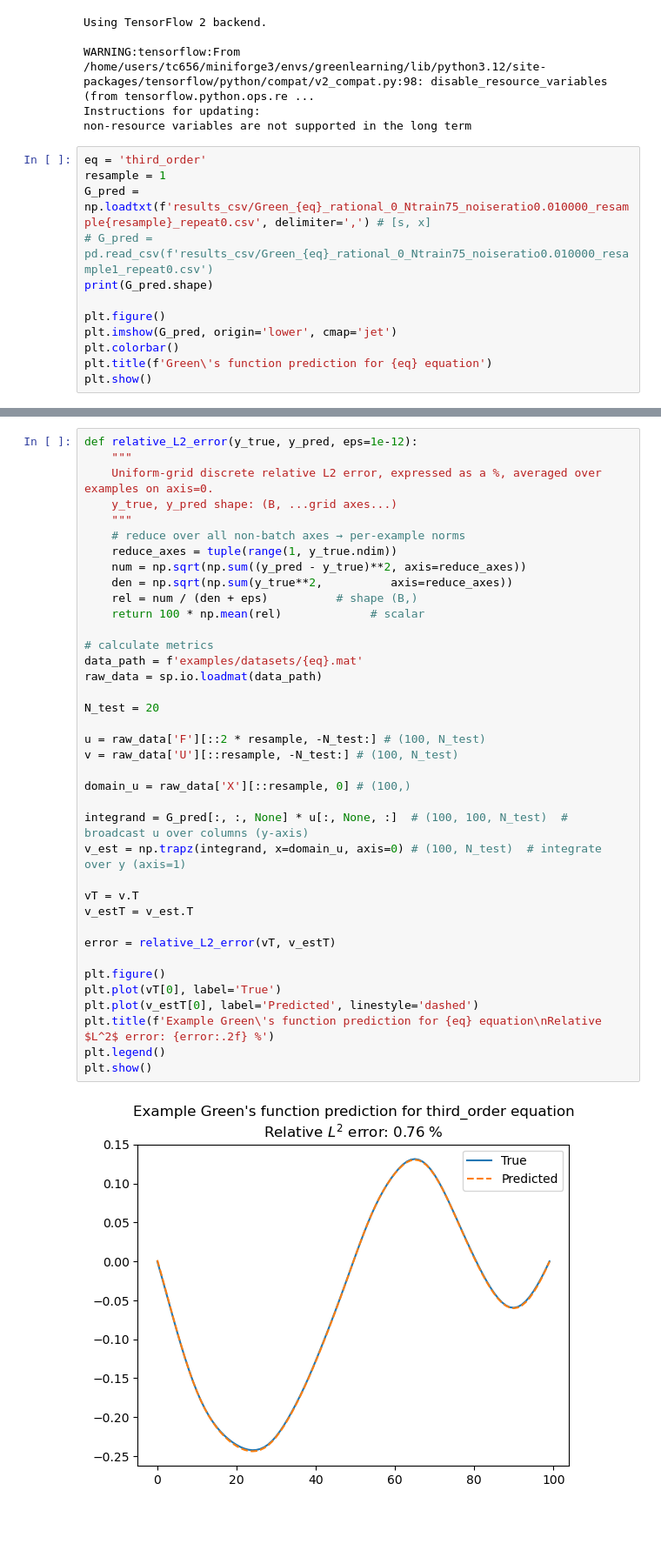
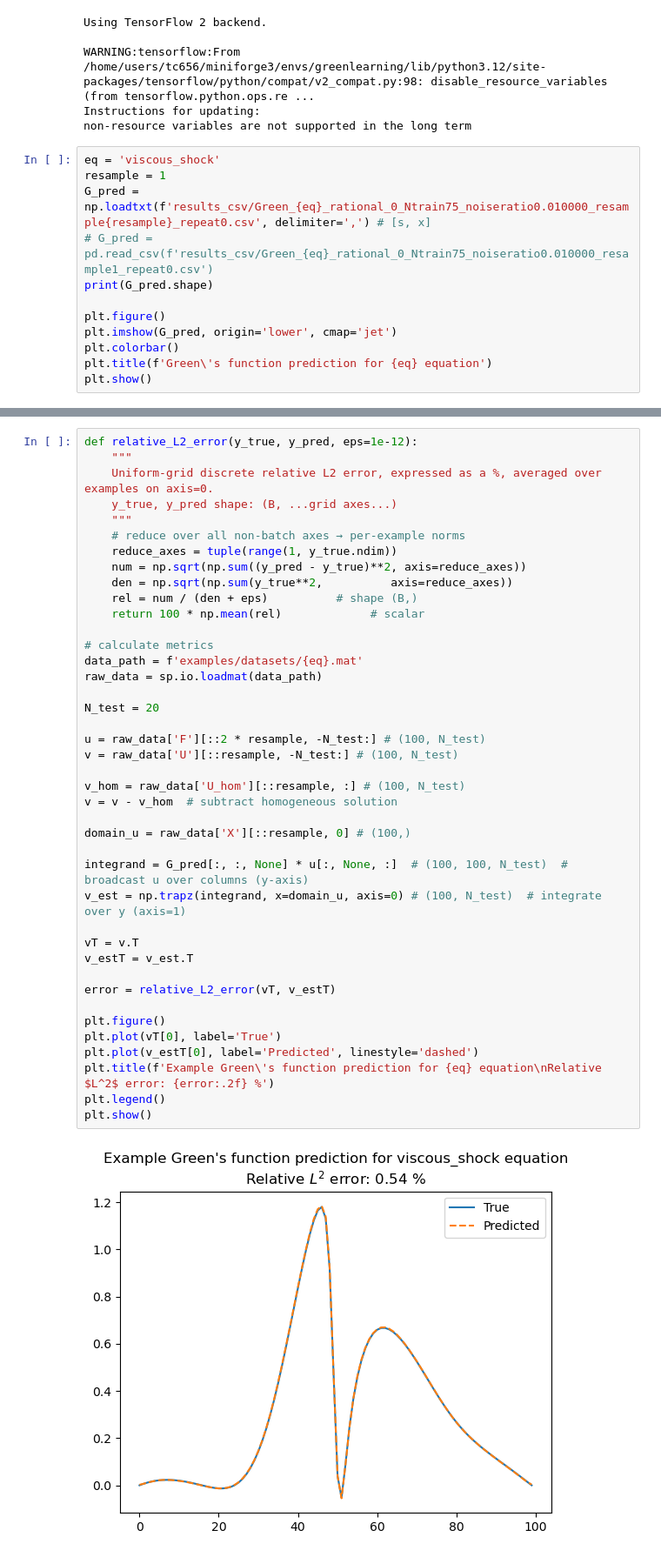
Before and after one commit to tomcjackc/greenlearning_for_GPGreen, a Jupyter notebook: single_prediction.ipynb, the cells around one changed output, grey strips where cells are left out. Shown: that part at 87% size. Saved outputs shown, nothing was run; the diff lists cells and outputs as text; blank space fills up the shorter version.

```diff
--- a/single_prediction.ipynb
+++ b/single_prediction.ipynb
@@ -13,7 +13,7 @@ WARNING:tensorflow:From /home/users/tc656/miniforge3/envs/greenlearning/lib/pyth
 Instructions for updating:
 non-resource variables are not supported in the long term
 # %%
-eq = 'third_order'
+eq = 'viscous_shock'
 resample = 1
 G_pred = np.loadtxt(f'results_csv/Green_{eq}_rational_0_Ntrain75_noiseratio0.010000_resample{resample}_repeat0.csv', delimiter=',') # [s, x]
 # G_pred = pd.read_csv(f'results_csv/Green_{eq}_rational_0_Ntrain75_noiseratio0.010000_resample1_repeat0.csv')
@@ -39,31 +39,34 @@ def relative_L2_error(y_true, y_pred, eps=1e-12):
     den = np.sqrt(np.sum(y_true**2,          axis=reduce_axes))
     rel = num / (den + eps)          # shape (B,)
     return 100 * np.mean(rel)             # scalar
 
 # calculate metrics
 data_path = f'examples/datasets/{eq}.mat'
 raw_data = sp.io.loadmat(data_path)
 
 N_test = 20
 
 u = raw_data['F'][::2 * resample, -N_test:] # (100, N_test)
 v = raw_data['U'][::resample, -N_test:] # (100, N_test)
 
+v_hom = raw_data['U_hom'][::resample, :] # (100, N_test)
+v = v - v_hom  # subtract homogeneous solution
+
 domain_u = raw_data['X'][::resample, 0] # (100,)
 
 integrand = G_pred[:, :, None] * u[:, None, :]  # (100, 100, N_test)  # broadcast u over columns (y-axis)
 v_est = np.trapz(integrand, x=domain_u, axis=0) # (100, N_test)  # integrate over y (axis=1)
 
 vT = v.T
 v_estT = v_est.T
 
 error = relative_L2_error(vT, v_estT)
 
 plt.figure()
 plt.plot(vT[0], label='True')
 plt.plot(v_estT[0], label='Predicted', linestyle='dashed')
 plt.title(f'Example Green\'s function prediction for {eq} equation\nRelative $L^2$ error: {error:.2f} %')
 plt.legend()
 plt.show()
 # %% [output]
-[figure, old version]
+[figure, new version]
```
Also changed, not shown: parts of 1 cell of this notebook, 28 other files.
